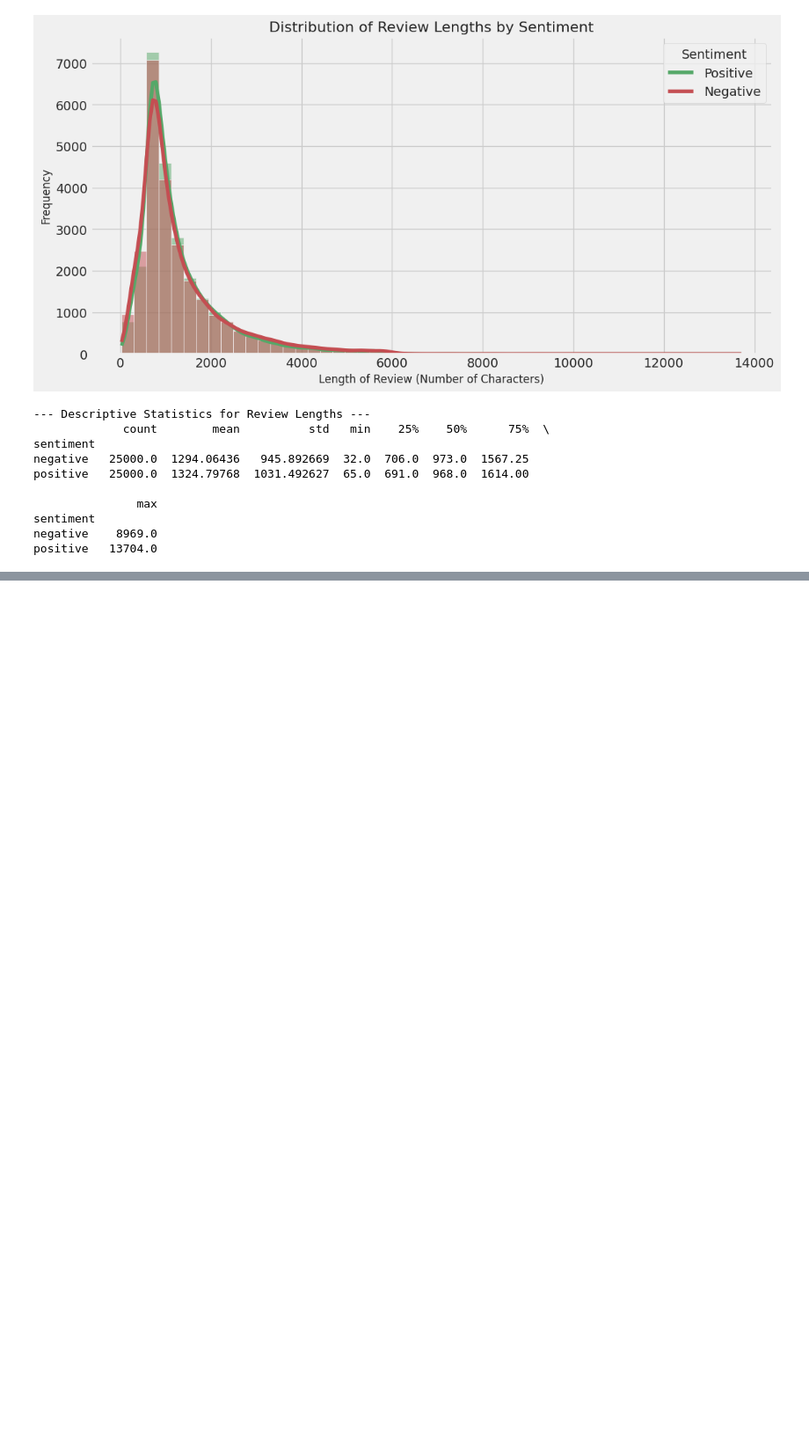
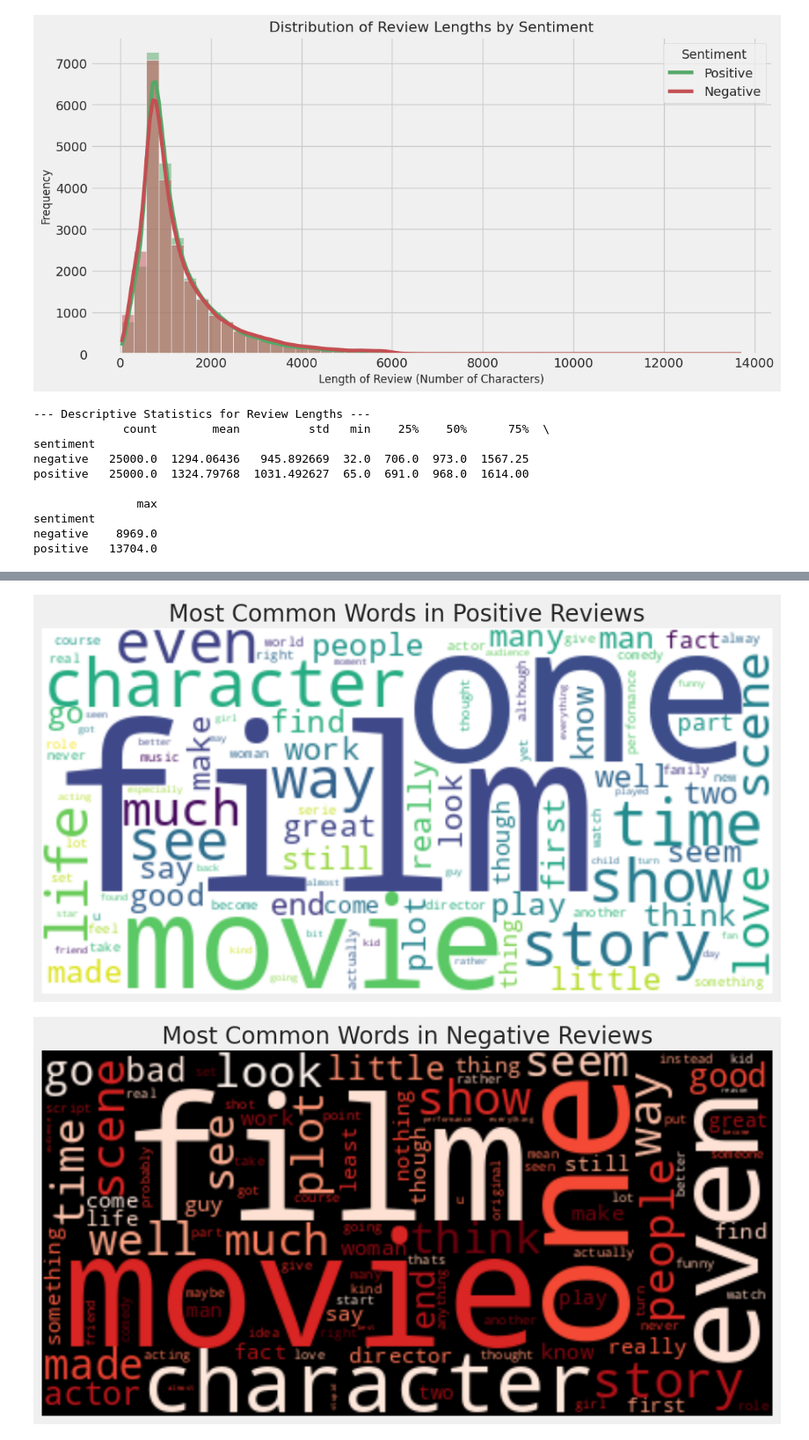
Before and after one commit to alabhastam/IMDB-sentiment, a Jupyter notebook: main.ipynb, the cells around one changed output, grey strips where cells are left out. Shown at 88% size. Saved outputs shown, nothing was run; the diff lists cells and outputs as text; code cells hidden in the pictures; blank space fills up the shorter version.

Commit message:
Kaggle Notebook | IMDB-sentiment | data cleaned

```diff
--- a/main.ipynb
+++ b/main.ipynb
@@ -191,0 +374,34 @@ positive   13704.0
+# %%
+from wordcloud import WordCloud
+
+# --- Word Cloud for Positive Reviews ---
+positive_text = " ".join(review for review in df[df['sentiment'] == 'positive']['cleaned_review'])
+wordcloud_positive = WordCloud(
+    max_words=100,
+    background_color='white',
+    colormap='viridis' # Green-ish colormap
+).generate(positive_text)
+
+plt.figure(figsize=(10, 8))
+plt.imshow(wordcloud_positive, interpolation='bilinear')
+plt.title('Most Common Words in Positive Reviews', fontsize=20)
+plt.axis('off')
+plt.show()
+
+
+# --- Word Cloud for Negative Reviews ---
+negative_text = " ".join(review for review in df[df['sentiment'] == 'negative']['cleaned_review'])
+wordcloud_negative = WordCloud(
+    max_words=100,
+    background_color='black',
+    colormap='Reds' # Red-ish colormap
+).generate(negative_text)
+
+plt.figure(figsize=(10, 8))
+plt.imshow(wordcloud_negative, interpolation='bilinear')
+plt.title('Most Common Words in Negative Reviews', fontsize=20)
+plt.axis('off')
+plt.show()
+# %% [output]
+[figure, added]
+[figure, added]
```
Also changed, not shown: parts of 6 cells of this notebook.
